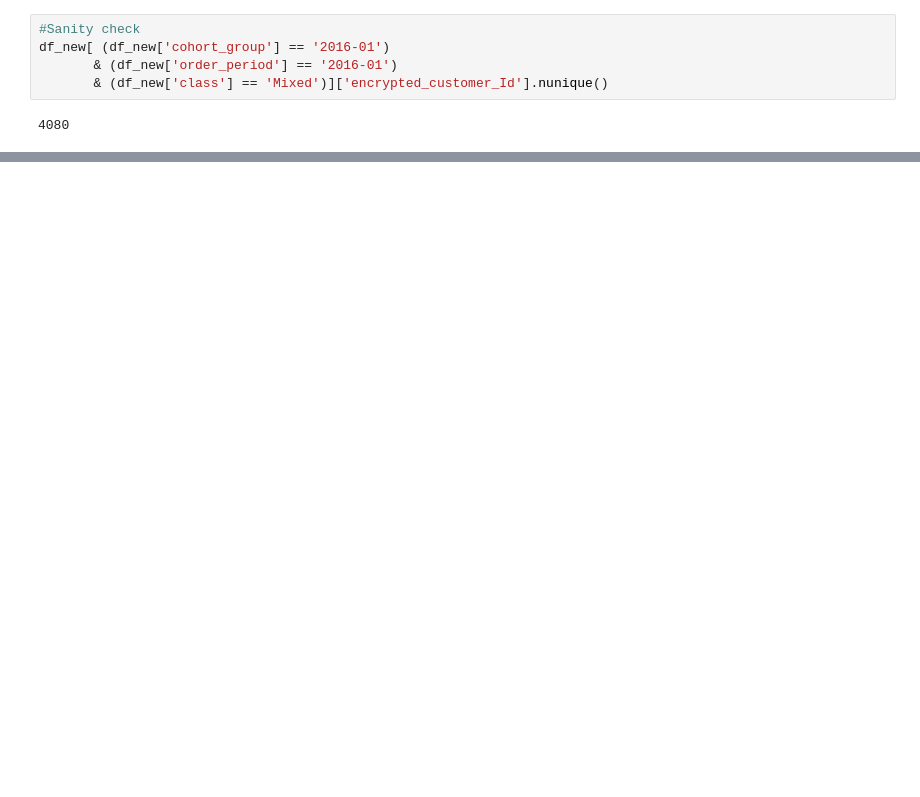
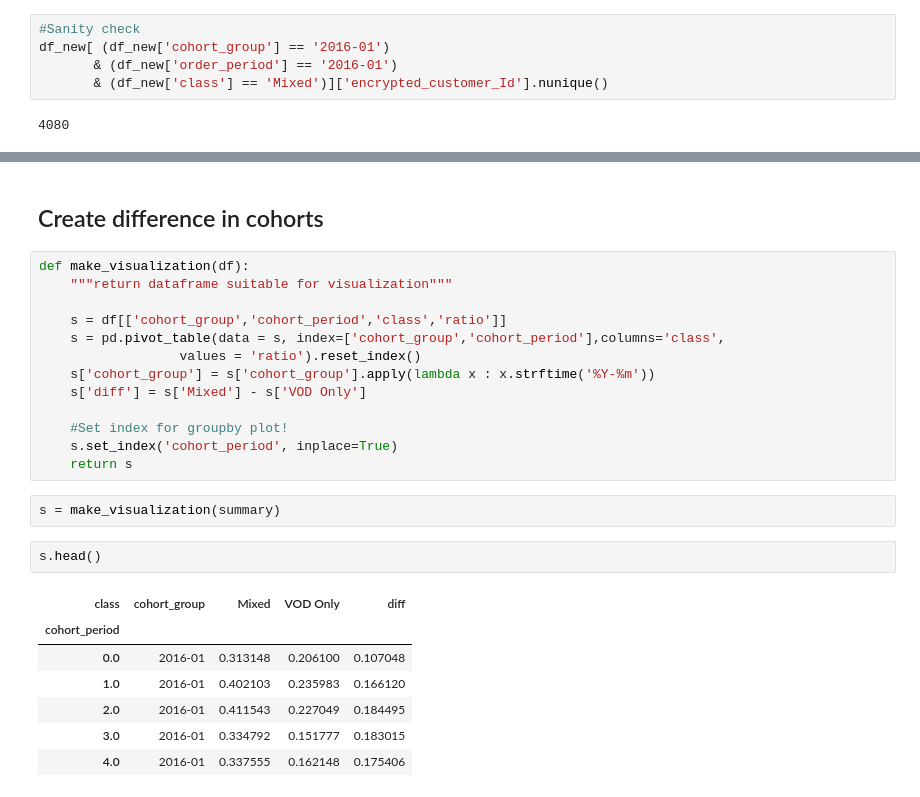
Before and after one commit to dfadeeff/AMZ_Projects, a Jupyter notebook: VOD_cohorts.ipynb, the cells around one changed output, grey strips where cells are left out. Saved outputs shown, nothing was run; the diff lists cells and outputs as text; blank space fills up the shorter version.

```diff
--- a/VOD_cohorts.ipynb
+++ b/VOD_cohorts.ipynb
@@ -117,0 +116,27 @@ plt.show()
+# %% [markdown]
+## Create difference in cohorts
+# %%
+def make_visualization(df):
+    """return dataframe suitable for visualization"""
+
+    s = df[['cohort_group','cohort_period','class','ratio']]
+    s = pd.pivot_table(data = s, index=['cohort_group','cohort_period'],columns='class',
+                  values = 'ratio').reset_index()
+    s['cohort_group'] = s['cohort_group'].apply(lambda x : x.strftime('%Y-%m'))
+    s['diff'] = s['Mixed'] - s['VOD Only']
+
+    #Set index for groupby plot!
+    s.set_index('cohort_period', inplace=True)
+    return s
+# %%
+s = make_visualization(summary)
+# %%
+s.head()
+# %% [output]
+| class | cohort_group | Mixed | VOD Only | diff |
+| cohort_period |  |  |  |  |
+| 0.0 | 2016-01 | 0.313148 | 0.206100 | 0.107048 |
+| 1.0 | 2016-01 | 0.402103 | 0.235983 | 0.166120 |
+| 2.0 | 2016-01 | 0.411543 | 0.227049 | 0.184495 |
+| 3.0 | 2016-01 | 0.334792 | 0.151777 | 0.183015 |
+| 4.0 | 2016-01 | 0.337555 | 0.162148 | 0.175406 |
```
Also changed, not shown: parts of 7 cells of this notebook.
